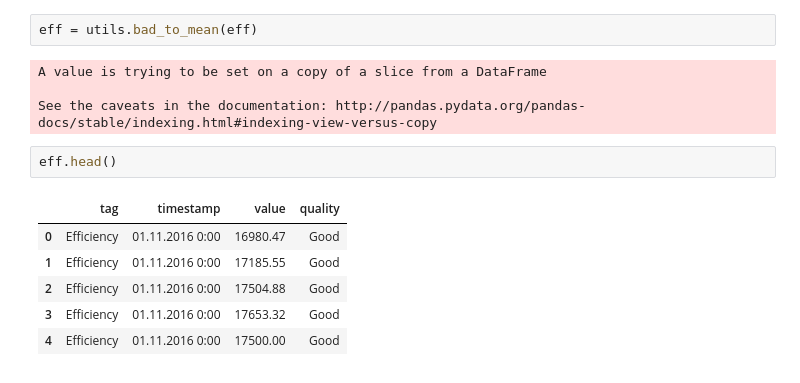
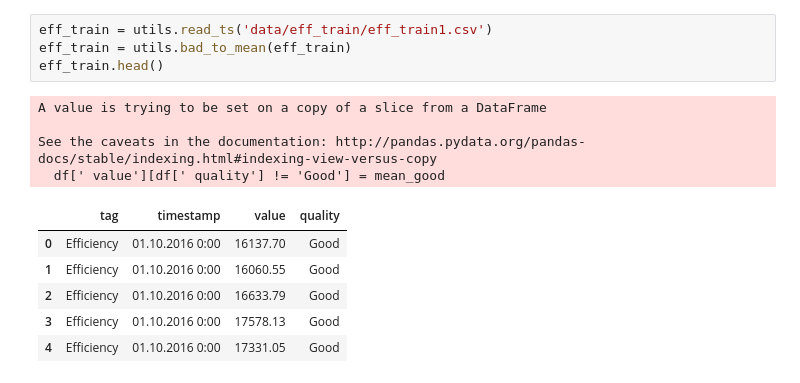
Before and after one commit to ale3otik/GlobalChangersSibur, a Jupyter notebook: notebook2.ipynb, the cells around one changed output. Saved outputs shown, nothing was run; the diff lists cells and outputs as text.

```diff
--- a/notebook2.ipynb
+++ b/notebook2.ipynb
@@ -19,15 +16,15 @@ eff.head()
-# %%
-eff = utils.bad_to_mean(eff)
-# %% [output]
-A value is trying to be set on a copy of a slice from a DataFrame
-
-See the caveats in the documentation: http://pandas.pydata.org/pandas-docs/stable/indexing.html#indexing-view-versus-copy
-# %%
-eff.head()
-# %% [output]
-|  | tag | timestamp | value | quality |
-| 0 | Efficiency | 01.11.2016 0:00 | 16980.47 | Good |
-| 1 | Efficiency | 01.11.2016 0:00 | 17185.55 | Good |
-| 2 | Efficiency | 01.11.2016 0:00 | 17504.88 | Good |
-| 3 | Efficiency | 01.11.2016 0:00 | 17653.32 | Good |
-| 4 | Efficiency | 01.11.2016 0:00 | 17500.00 | Good |
+# %%
+eff_train = utils.read_ts('data/eff_train/eff_train1.csv')
+eff_train = utils.bad_to_mean(eff_train)
+eff_train.head()
+# %% [output]
+A value is trying to be set on a copy of a slice from a DataFrame
+
+See the caveats in the documentation: http://pandas.pydata.org/pandas-docs/stable/indexing.html#indexing-view-versus-copy
+  df[' value'][df[' quality'] != 'Good'] = mean_good
+|  | tag | timestamp | value | quality |
+| 0 | Efficiency | 01.10.2016 0:00 | 16137.70 | Good |
+| 1 | Efficiency | 01.10.2016 0:00 | 16060.55 | Good |
+| 2 | Efficiency | 01.10.2016 0:00 | 16633.79 | Good |
+| 3 | Efficiency | 01.10.2016 0:00 | 17578.13 | Good |
+| 4 | Efficiency | 01.10.2016 0:00 | 17331.05 | Good |
```
Also changed, not shown: parts of 7 cells of this notebook, 4 other files.
